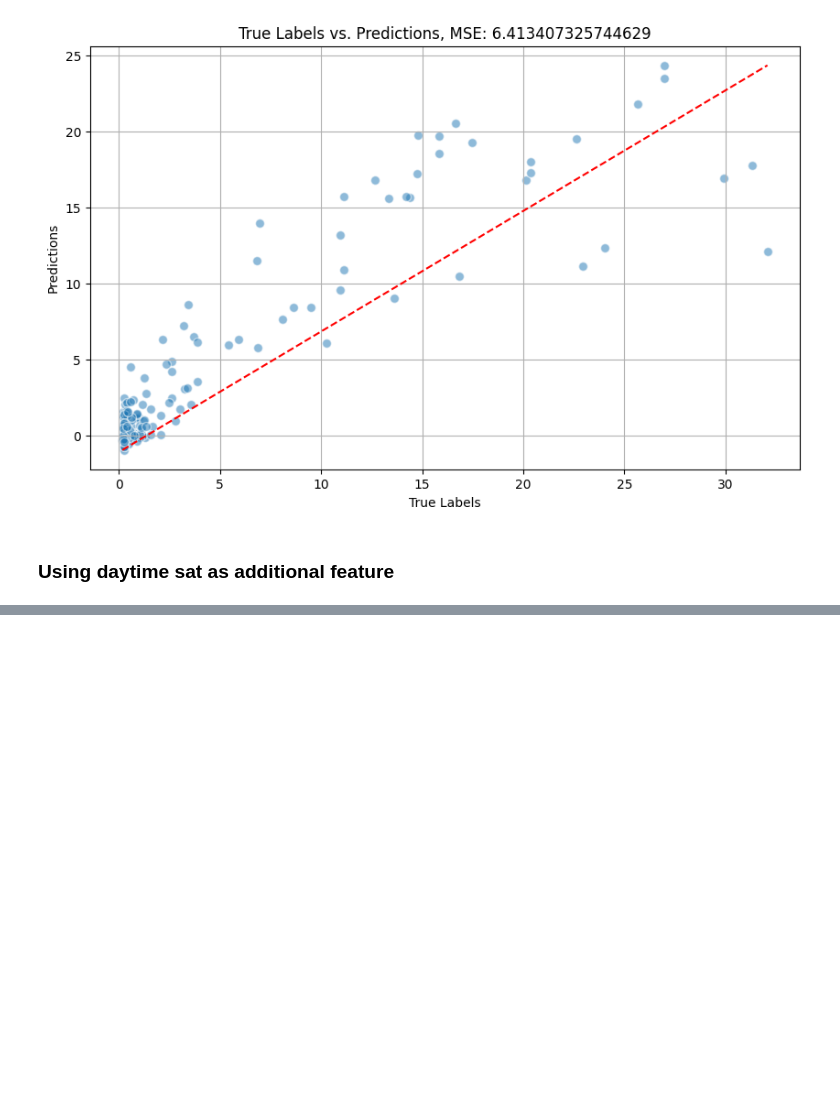
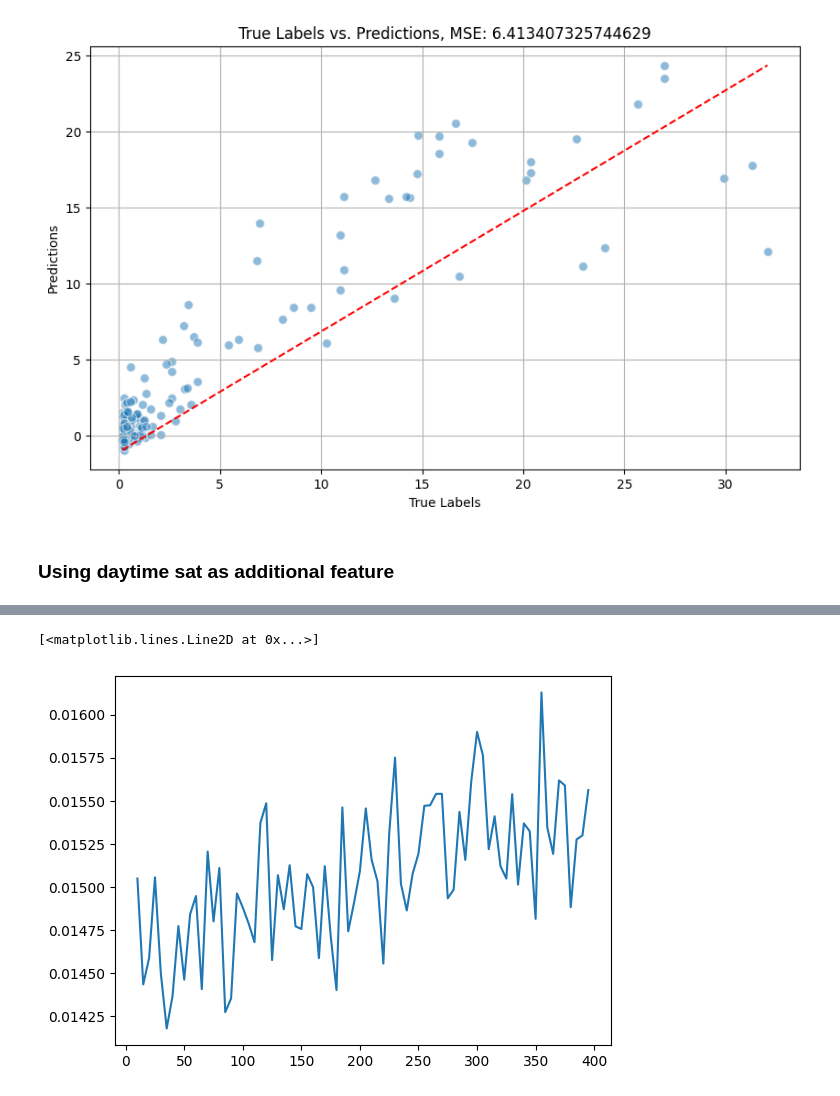
Before and after one commit to teofc111/poverty_mapping, a Jupyter notebook: sat_dl.ipynb, the cells around one changed output, grey strips where cells are left out. Saved outputs shown, nothing was run; the diff lists cells and outputs as text; code cells hidden in the pictures; blank space fills up the shorter version.

```diff
--- a/sat_dl.ipynb
+++ b/sat_dl.ipynb
@@ -543,0 +833,5 @@ decided on:
+# %%
+plt.plot(range(10,400,5),np.array(mses))
+# %% [output]
+[<matplotlib.lines.Line2D at 0x...>]
+[figure, added]
```
Also changed, not shown: parts of 45 cells of this notebook, 3 other files.
